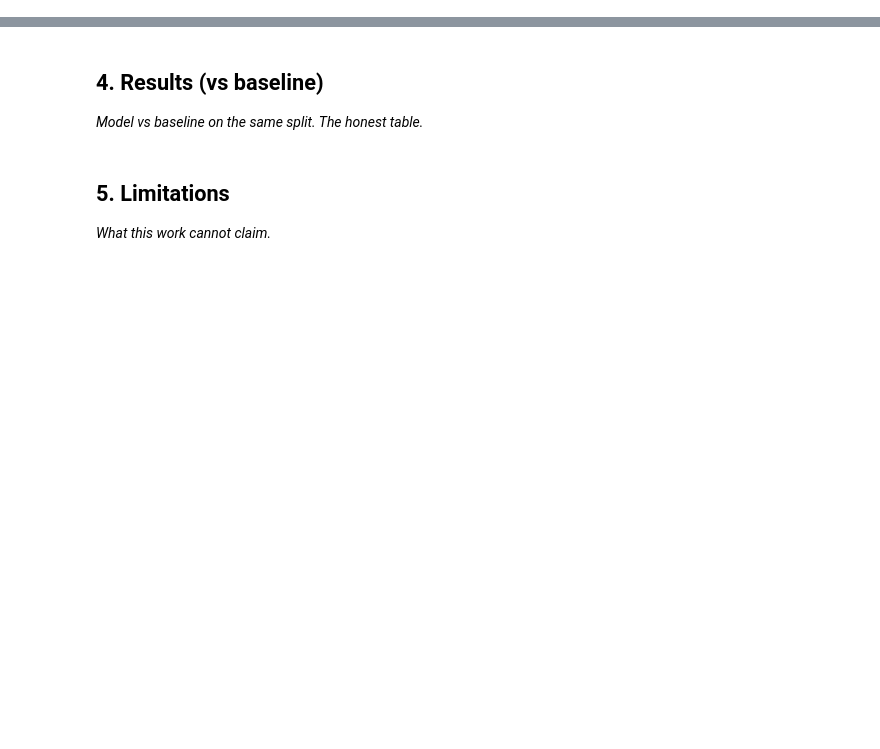
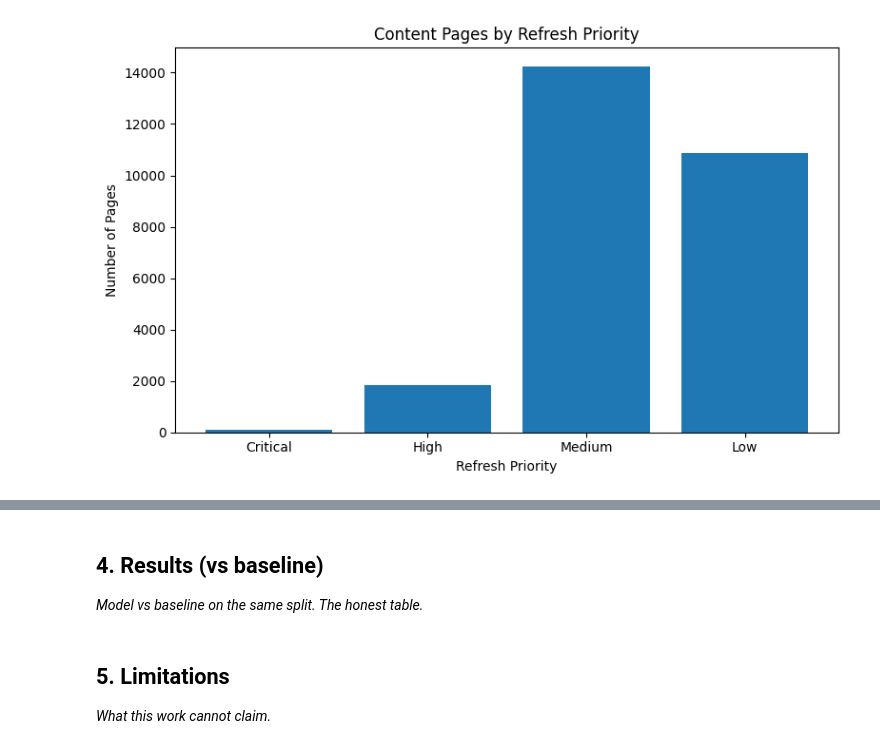
Before and after one commit to Coder-bot1/FlyRank-Internship, a Jupyter notebook: work/notebooks/capstone.ipynb, the cells around one changed output, grey strips where cells are left out. Drawn from its saved outputs; the diff is of its cells as text; code cells hidden in the pictures; blank space fills up the shorter version.

```diff
--- a/work/notebooks/capstone.ipynb
+++ b/work/notebooks/capstone.ipynb
@@ -20,0 +73,16 @@ This skeleton is yours to fill. Work the sections **in order** — each one has
+# %%
+import pandas as pd
+
+DATA_PATH = "/content/FlyRank-Internship/data/raw/content_refresh_anonymized.csv"
+
+df = pd.read_csv(DATA_PATH)
+
+print("Shape:")
+print(df.shape)
+
+print("\nColumns:")
+for i, col in enumerate(df.columns, start=1):
+    print(f"{i}. {col}")
+
+print("\nFirst 5 rows:")
+display(df.head())
@@ -20,0 +3553,26 @@ This skeleton is yours to fill. Work the sections **in order** — each one has
+# %%
+import matplotlib.pyplot as plt
+
+priority_order = ["Critical", "High", "Medium", "Low"]
+
+priority_counts = (
+    refresh_queue["refresh_priority"]
+    .value_counts()
+    .reindex(priority_order)
+)
+
+plt.figure(figsize=(8, 5))
+
+plt.bar(
+    priority_counts.index,
+    priority_counts.values
+)
+
+plt.title("Content Pages by Refresh Priority")
+plt.xlabel("Refresh Priority")
+plt.ylabel("Number of Pages")
+
+plt.tight_layout()
+plt.show()
+# %% [output]
+[figure, added]
```
Also changed, not shown: parts of 99 cells of this notebook.
